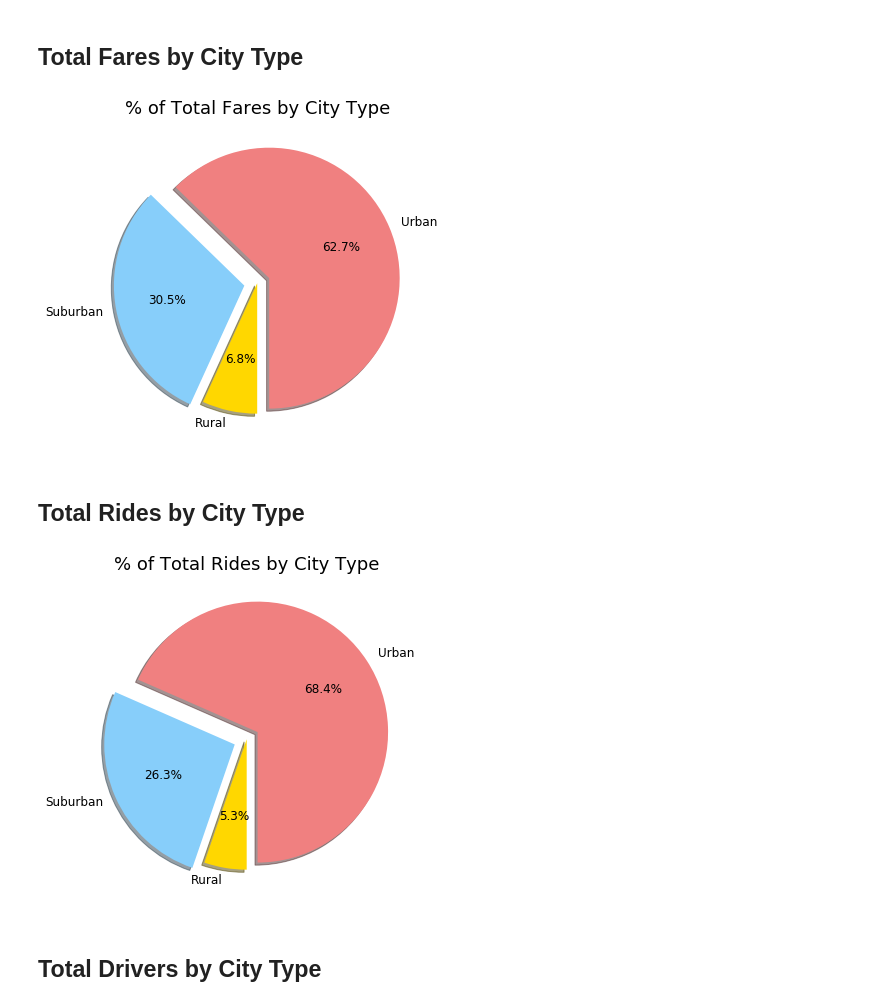
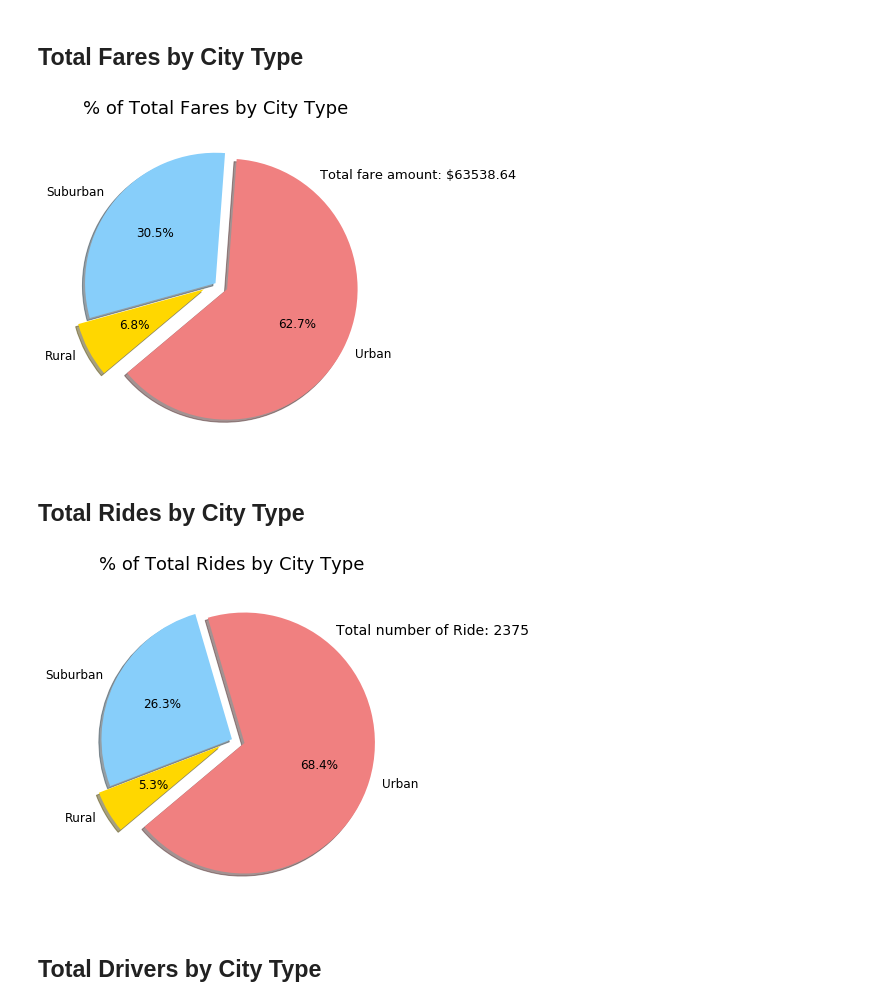
Before and after one commit to dxvo/hw5, a Jupyter notebook: final.ipynb, the cells around one changed output. Drawn from its saved outputs; the diff is of its cells as text; code cells hidden in the pictures.

```diff
--- a/final.ipynb
+++ b/final.ipynb
@@ -89,19 +94,20 @@ plt.savefig('save_figures/2016_Pyber_Bubble_plot.png')
 # %%
 # Calculate Type Percents
 fare_list = [urban_dataFrame['fare'].sum(), suburban_dataFrame['fare'].sum(), rural_dataFrame['fare'].sum()]
 labels = combine_data['type'].unique()
 colors = ['lightcoral', 'lightskyblue', 'gold']
 # Build Pie Chart
 fig, ax = plt.subplots(figsize=(10, 6))
-explode = [0.1 , 0.1, 0]
+explode = [0.1 , 0, 0.1]
 
-ax.pie(fare_list, autopct = "%1.1f%%", labels=labels, explode= explode, startangle = 270, shadow = True, colors = colors, textprops={'fontsize':12})
+ax.pie(fare_list, autopct = "%1.1f%%", labels=labels, explode= explode, startangle = 220, shadow = True, colors = colors, textprops={'fontsize':12})
 ax.set_title("% of Total Fares by City Type", {'fontsize': 18})
+ax.text(.8,.8,'Total fare amount:'f" ${combine_data['fare'].sum()}",{'fontsize': 13})
 
 # Save Figure
 plt.savefig('save_figures/Total Fare % by City Type.png')
 # %% [output]
-[figure, old version]
+[figure, new version]
 # %% [markdown]
 ## Total Rides by City Type
 # %%
@@ -112,16 +118,16 @@ colors = ['lightcoral', 'lightskyblue', 'gold']
 
 # Build Pie Chart
 fig, ax = plt.subplots(figsize=(10, 6))
-explode = [0.1 , 0.1, 0]
+explode = [0.1 , 0, 0.1]
 
-ax.pie(ride_list, autopct = "%1.1f%%", labels=labels, explode= explode, startangle = 270, shadow = True, colors = colors, textprops={'fontsize':12})
+ax.pie(ride_list, autopct = "%1.1f%%", labels=labels, explode= explode, startangle = 220, shadow = True, colors = colors, textprops={'fontsize':12})
 ax.set_title("% of Total Rides by City Type", {'fontsize': 18})
-
+ax.text(.8,.8,'Total number of Ride:' f" {len(combine_data)}",{'fontsize': 14})
 # Save Figure
 
 plt.savefig('save_figures/Total Rides % .png')
 # %% [output]
-[figure, old version]
+[figure, new version]
 # %% [markdown]
 ## Total Drivers by City Type
 # %%
```
Also changed, not shown: parts of 4 cells of this notebook, 3 other files.
